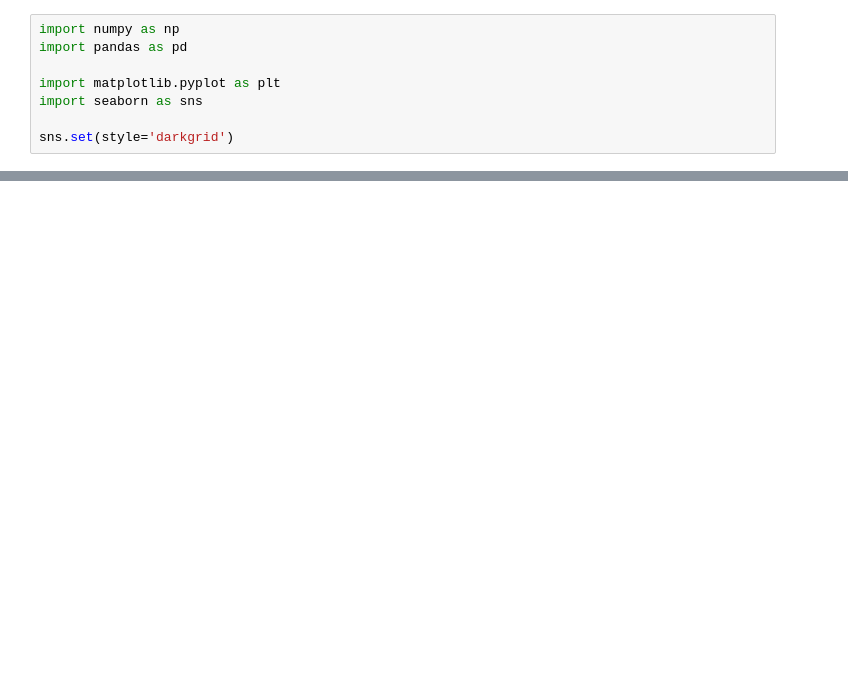
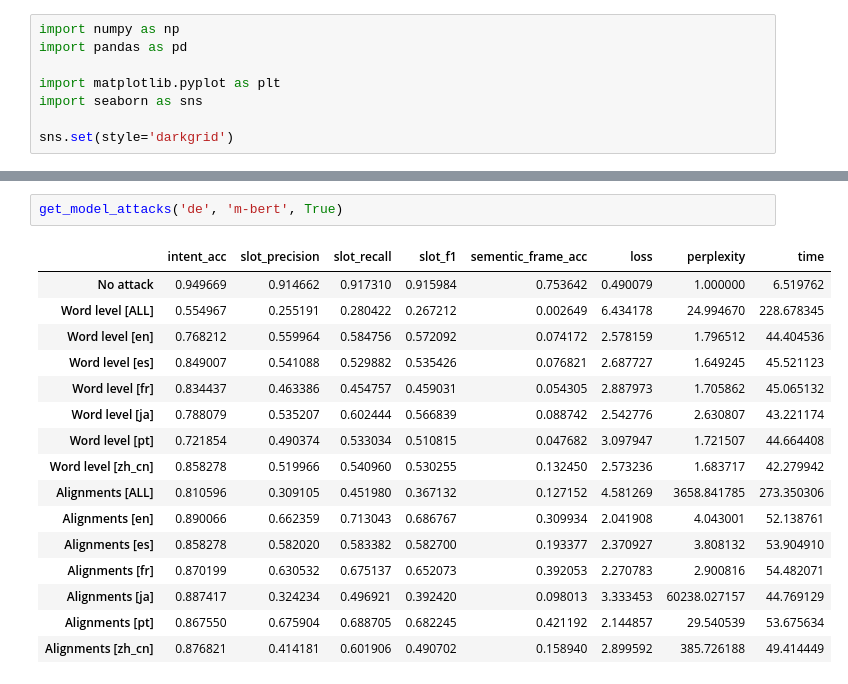
Before and after one commit to birshert/CodeSwitchingAdversarial, a Jupyter notebook: code/analyze_results.ipynb, the cells around one changed output, grey strips where cells are left out. Drawn from its saved outputs; the diff is of its cells as text; blank space fills up the shorter version.

```diff
--- a/code/analyze_results.ipynb
+++ b/code/analyze_results.ipynb
@@ -65,0 +74,19 @@ results/es/m-bert.csv
+# %%
+get_model_attacks('de', 'm-bert', True)
+# %% [output]
+|  | intent_acc | slot_precision | slot_recall | slot_f1 | sementic_frame_acc | loss | perplexity | time |
+| No attack | 0.949669 | 0.914662 | 0.917310 | 0.915984 | 0.753642 | 0.490079 | 1.000000 | 6.519762 |
+| Word level [ALL] | 0.554967 | 0.255191 | 0.280422 | 0.267212 | 0.002649 | 6.434178 | 24.994670 | 228.678345 |
+| Word level [en] | 0.768212 | 0.559964 | 0.584756 | 0.572092 | 0.074172 | 2.578159 | 1.796512 | 44.404536 |
+| Word level [es] | 0.849007 | 0.541088 | 0.529882 | 0.535426 | 0.076821 | 2.687727 | 1.649245 | 45.521123 |
+| Word level [fr] | 0.834437 | 0.463386 | 0.454757 | 0.459031 | 0.054305 | 2.887973 | 1.705862 | 45.065132 |
+| Word level [ja] | 0.788079 | 0.535207 | 0.602444 | 0.566839 | 0.088742 | 2.542776 | 2.630807 | 43.221174 |
+| Word level [pt] | 0.721854 | 0.490374 | 0.533034 | 0.510815 | 0.047682 | 3.097947 | 1.721507 | 44.664408 |
+| Word level [zh_cn] | 0.858278 | 0.519966 | 0.540960 | 0.530255 | 0.132450 | 2.573236 | 1.683717 | 42.279942 |
+| Alignments [ALL] | 0.810596 | 0.309105 | 0.451980 | 0.367132 | 0.127152 | 4.581269 | 3658.841785 | 273.350306 |
+| Alignments [en] | 0.890066 | 0.662359 | 0.713043 | 0.686767 | 0.309934 | 2.041908 | 4.043001 | 52.138761 |
+| Alignments [es] | 0.858278 | 0.582020 | 0.583382 | 0.582700 | 0.193377 | 2.370927 | 3.808132 | 53.904910 |
+| Alignments [fr] | 0.870199 | 0.630532 | 0.675137 | 0.652073 | 0.392053 | 2.270783 | 2.900816 | 54.482071 |
+| Alignments [ja] | 0.887417 | 0.324234 | 0.496921 | 0.392420 | 0.098013 | 3.333453 | 60238.027157 | 44.769129 |
+| Alignments [pt] | 0.867550 | 0.675904 | 0.688705 | 0.682245 | 0.421192 | 2.144857 | 29.540539 | 53.675634 |
+| Alignments [zh_cn] | 0.876821 | 0.414181 | 0.601906 | 0.490702 | 0.158940 | 2.899592 | 385.726188 | 49.414449 |
```
Also changed, not shown: parts of 15 cells of this notebook, 43 other files.
